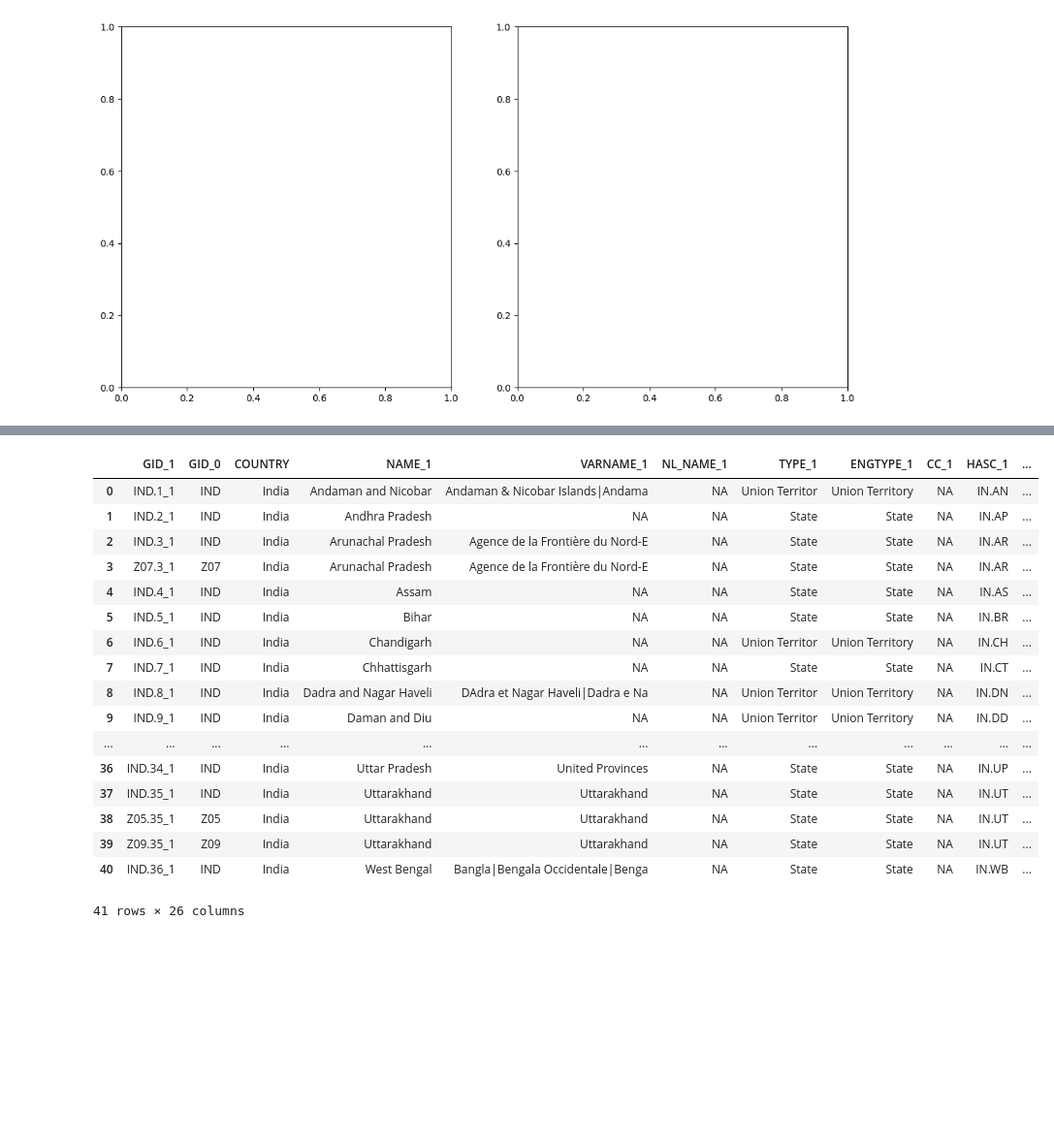
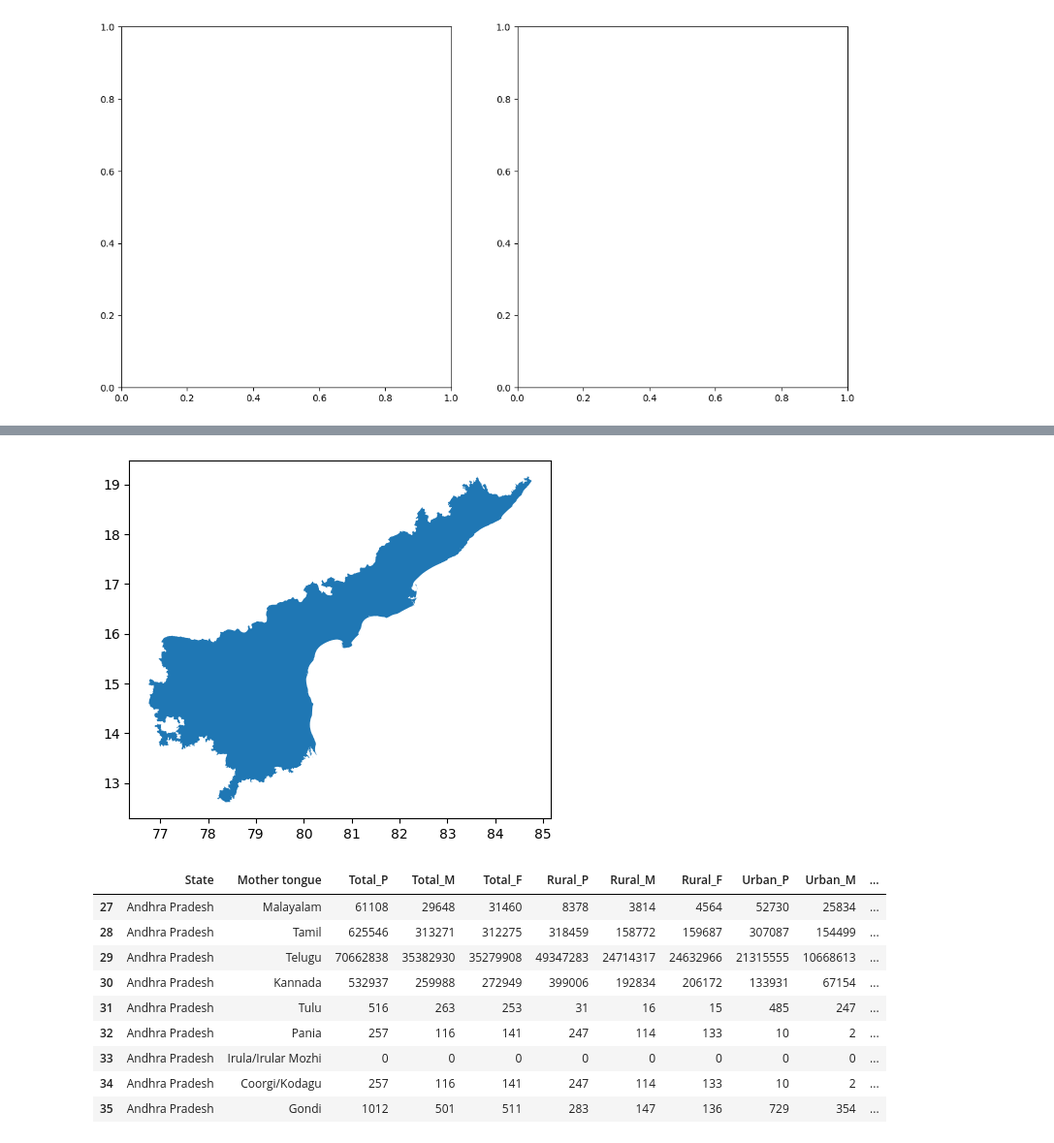
Before and after one commit to squishridyvi/Geographical-Distribution-Mapping-of-Dravidian-Languages-, a Jupyter notebook: Geographical Distribution of Dravidian Languages-Census-C-16.ipynb, the cells around one changed output, grey strips where cells are left out. Shown at 97% size. Drawn from its saved outputs; the diff is of its cells as text; code cells hidden in the pictures; blank space fills up the shorter version.

Commit message:
Add files via upload
created multiple map layouts at the state level for the southern Indian states (Kerala, Tamil Nadu, Karnataka, Andhra Pradesh)

```diff
--- a/Geographical Distribution of Dravidian Languages-Census-C-16.ipynb
+++ b/Geographical Distribution of Dravidian Languages-Census-C-16.ipynb
@@ -1756,0 +1763,3 @@ fig, ax = plt.subplots(1, 2, figsize=(14,7))
+# %%
+state_df = pd.read_csv("dravidian-mother-tongues-main-s-level.csv")
+state_df
@@ -1757,21 +1919,19 @@ fig, ax = plt.subplots(1, 2, figsize=(14,7))
+# %%
+andhra_shape = india_states[india_states["NAME_1"] == "Andhra Pradesh"]
+andhra_shape.plot();
+# %% [output]
+[figure, added]
 # %%
-mal_map
+andhra_df = state_df[state_df["State"] == "Andhra Pradesh"]
+andhra_df
 # %% [output]
-|  | GID_1 | GID_0 | COUNTRY | NAME_1 | VARNAME_1 | NL_NAME_1 | TYPE_1 | ENGTYPE_1 | CC_1 | HASC_1 | ... |
-| 0 | IND.1_1 | IND | India | Andaman and Nicobar | Andaman & Nicobar Islands|Andama | NA | Union Territor | Union Territory | NA | IN.AN | ... |
-| 1 | IND.2_1 | IND | India | Andhra Pradesh | NA | NA | State | State | NA | IN.AP | ... |
-| 2 | IND.3_1 | IND | India | Arunachal Pradesh | Agence de la Frontière du Nord-E | NA | State | State | NA | IN.AR | ... |
-| 3 | Z07.3_1 | Z07 | India | Arunachal Pradesh | Agence de la Frontière du Nord-E | NA | State | State | NA | IN.AR | ... |
-| 4 | IND.4_1 | IND | India | Assam | NA | NA | State | State | NA | IN.AS | ... |
-| 5 | IND.5_1 | IND | India | Bihar | NA | NA | State | State | NA | IN.BR | ... |
-| 6 | IND.6_1 | IND | India | Chandigarh | NA | NA | Union Territor | Union Territory | NA | IN.CH | ... |
-| 7 | IND.7_1 | IND | India | Chhattisgarh | NA | NA | State | State | NA | IN.CT | ... |
-| 8 | IND.8_1 | IND | India | Dadra and Nagar Haveli | DAdra et Nagar Haveli|Dadra e Na | NA | Union Territor | Union Territory | NA | IN.DN | ... |
-| 9 | IND.9_1 | IND | India | Daman and Diu | NA | NA | Union Territor | Union Territory | NA | IN.DD | ... |
-| ... | ... | ... | ... | ... | ... | ... | ... | ... | ... | ... | ... |
-| 36 | IND.34_1 | IND | India | Uttar Pradesh | United Provinces | NA | State | State | NA | IN.UP | ... |
-| 37 | IND.35_1 | IND | India | Uttarakhand | Uttarakhand | NA | State | State | NA | IN.UT | ... |
-| 38 | Z05.35_1 | Z05 | India | Uttarakhand | Uttarakhand | NA | State | State | NA | IN.UT | ... |
-| 39 | Z09.35_1 | Z09 | India | Uttarakhand | Uttarakhand | NA | State | State | NA | IN.UT | ... |
-| 40 | IND.36_1 | IND | India | West Bengal | Bangla|Bengala Occidentale|Benga | NA | State | State | NA | IN.WB | ... |
+|  | State | Mother tongue | Total_P | Total_M | Total_F | Rural_P | Rural_M | Rural_F | Urban_P | Urban_M | ... |
+| 27 | Andhra Pradesh | Malayalam | 61108 | 29648 | 31460 | 8378 | 3814 | 4564 | 52730 | 25834 | ... |
+| 28 | Andhra Pradesh | Tamil | 625546 | 313271 | 312275 | 318459 | 158772 | 159687 | 307087 | 154499 | ... |
+| 29 | Andhra Pradesh | Telugu | 70662838 | 35382930 | 35279908 | 49347283 | 24714317 | 24632966 | 21315555 | 10668613 | ... |
+| 30 | Andhra Pradesh | Kannada | 532937 | 259988 | 272949 | 399006 | 192834 | 206172 | 133931 | 67154 | ... |
+| 31 | Andhra Pradesh | Tulu | 516 | 263 | 253 | 31 | 16 | 15 | 485 | 247 | ... |
+| 32 | Andhra Pradesh | Pania | 257 | 116 | 141 | 247 | 114 | 133 | 10 | 2 | ... |
+| 33 | Andhra Pradesh | Irula/Irular Mozhi | 0 | 0 | 0 | 0 | 0 | 0 | 0 | 0 | ... |
+| 34 | Andhra Pradesh | Coorgi/Kodagu | 257 | 116 | 141 | 247 | 114 | 133 | 10 | 2 | ... |
+| 35 | Andhra Pradesh | Gondi | 1012 | 501 | 511 | 283 | 147 | 136 | 729 | 354 | ... |
-41 rows × 26 columns
```
Also changed, not shown: parts of 27 cells of this notebook.
